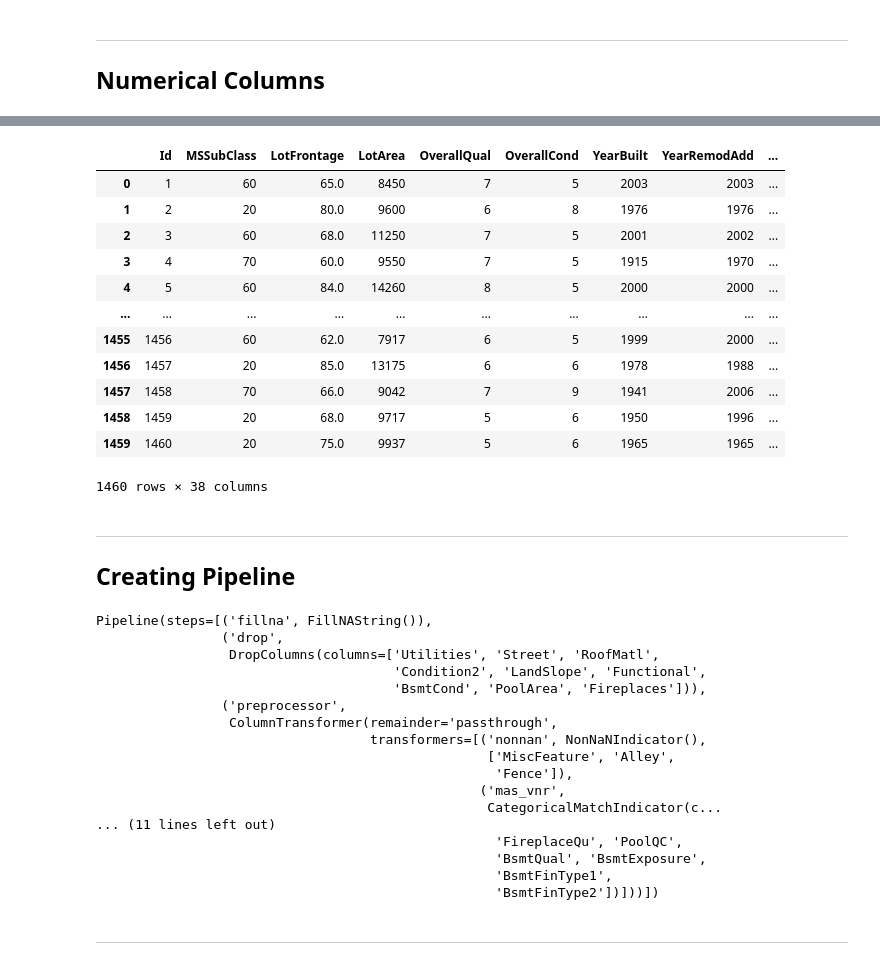
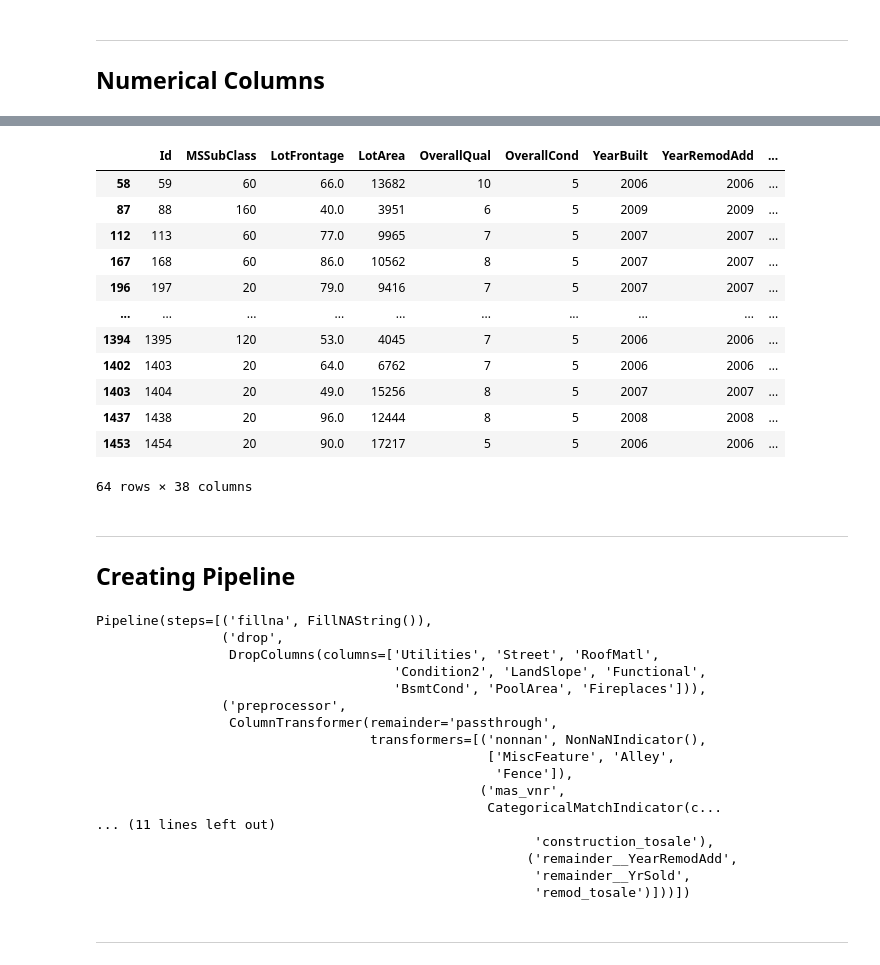
Before and after one commit to ol-webb/kaggle_house_prices, a Jupyter notebook: nb1.ipynb, the cells around one changed output, grey strips where cells are left out. Cells and saved outputs as stored; diff of their text form; code cells hidden in the pictures.

```diff
--- a/nb1.ipynb
+++ b/nb1.ipynb
@@ -315,19 +320,19 @@ numeric = train[train.select_dtypes(include=['number']).columns]
 # %%
-numeric
+numeric[numeric['YearBuilt'] == numeric['YrSold']]
 # %% [output]
 |  | Id | MSSubClass | LotFrontage | LotArea | OverallQual | OverallCond | YearBuilt | YearRemodAdd | ... |
-| 0 | 1 | 60 | 65.0 | 8450 | 7 | 5 | 2003 | 2003 | ... |
-| 1 | 2 | 20 | 80.0 | 9600 | 6 | 8 | 1976 | 1976 | ... |
-| 2 | 3 | 60 | 68.0 | 11250 | 7 | 5 | 2001 | 2002 | ... |
-| 3 | 4 | 70 | 60.0 | 9550 | 7 | 5 | 1915 | 1970 | ... |
-| 4 | 5 | 60 | 84.0 | 14260 | 8 | 5 | 2000 | 2000 | ... |
+| 58 | 59 | 60 | 66.0 | 13682 | 10 | 5 | 2006 | 2006 | ... |
+| 87 | 88 | 160 | 40.0 | 3951 | 6 | 5 | 2009 | 2009 | ... |
+| 112 | 113 | 60 | 77.0 | 9965 | 7 | 5 | 2007 | 2007 | ... |
+| 167 | 168 | 60 | 86.0 | 10562 | 8 | 5 | 2007 | 2007 | ... |
+| 196 | 197 | 20 | 79.0 | 9416 | 7 | 5 | 2007 | 2007 | ... |
 | ... | ... | ... | ... | ... | ... | ... | ... | ... | ... |
-| 1455 | 1456 | 60 | 62.0 | 7917 | 6 | 5 | 1999 | 2000 | ... |
-| 1456 | 1457 | 20 | 85.0 | 13175 | 6 | 6 | 1978 | 1988 | ... |
-| 1457 | 1458 | 70 | 66.0 | 9042 | 7 | 9 | 1941 | 2006 | ... |
-| 1458 | 1459 | 20 | 68.0 | 9717 | 5 | 6 | 1950 | 1996 | ... |
-| 1459 | 1460 | 20 | 75.0 | 9937 | 5 | 6 | 1965 | 1965 | ... |
+| 1394 | 1395 | 120 | 53.0 | 4045 | 7 | 5 | 2006 | 2006 | ... |
+| 1402 | 1403 | 20 | 64.0 | 6762 | 7 | 5 | 2006 | 2006 | ... |
+| 1403 | 1404 | 20 | 49.0 | 15256 | 8 | 5 | 2007 | 2007 | ... |
+| 1437 | 1438 | 20 | 96.0 | 12444 | 8 | 5 | 2008 | 2008 | ... |
+| 1453 | 1454 | 20 | 90.0 | 17217 | 5 | 5 | 2006 | 2006 | ... |
-1460 rows × 38 columns
+64 rows × 38 columns
 # %% [markdown]
 ---
 
@@ -495,6 +500,30 @@ class ColumnAligner(BaseEstimator, TransformerMixin):
         return self
 
 
+class DateDifferenceTransformer(BaseEstimator, TransformerMixin):
+    def __init__(self, date_pairs):
+        """
+        date_pairs: list of tuples like [('col1', 'col2', 'new_col_name')]
+        """
+        self.date_pairs = date_pairs
+
+    def fit(self, X, y=None):
+        return self
+
+    def transform(self, X):
+        X = X.copy()
+
+        for col1, col2, new_col_name in self.date_pairs:
+            # Calculate difference
+            X[new_col_name] = X[col1] - X[col2]
+
+        return X
+
+    def set_output(self, transform=None):
+        return self
+
+
+
 all_cols = ['MSZoning', 'Street', 'Alley', 'LotShape', 'LandContour', 'Utilities',
        'LotConfig', 'LandSlope', 'Neighborhood', 'Condition1', 'Condition2',
        'BldgType', 'HouseStyle', 'RoofStyle', 'RoofMatl', 'Exterior1st',
@@ -506,6 +535,13 @@ all_cols = ['MSZoning', 'Street', 'Alley', 'LotShape', 'LandContour', 'Utilities
        'SaleType', 'SaleCondition']
 
 remaining_cols = ['MSZoning','LotShape','LandContour','LotConfig','Neighborhood','Condition1','BldgType','HouseStyle','RoofStyle','Exterior1st','Exterior2nd','ExterQual','ExterCond','Foundation','HeatingQC','KitchenQual','GarageType','GarageFinish','GarageQual','GarageCond','SaleType','SaleCondition','FireplaceQu','PoolQC','BsmtQual','BsmtExposure','BsmtFinType1','BsmtFinType2']
+
+date_calculations = [
+    ('remainder__YearRemodAdd', 'remainder__YearBuilt', 'remodel_elapsed'),
+    ('remainder__YrSold', 'remainder__YearBuilt', 'construction_tosale'),
+    ('remainder__YearRemodAdd', 'remainder__YrSold', 'remod_tosale')
+]
+
 
 
 preprocessor = ColumnTransformer(
@@ -526,6 +562,7 @@ full_pipeline = Pipeline([
     ("fillna", FillNAString()),
     ("drop", DropColumns(['Utilities', 'Street', 'RoofMatl', 'Condition2', 'LandSlope','Functional','BsmtCond','PoolArea','Fireplaces'])),
     ("preprocessor", preprocessor),
+    ("date_diffs", DateDifferenceTransformer(date_calculations)),
     #("aligner", ColumnAligner()),
 ])
 
@@ -544,10 +581,10 @@ Pipeline(steps=[('fillna', FillNAString()),
                                                  ('mas_vnr',
                                                   CategoricalMatchIndicator(c...
 ... (11 lines left out)
-                                                   'FireplaceQu', 'PoolQC',
-                                                   'BsmtQual', 'BsmtExposure',
-                                                   'BsmtFinType1',
-                                                   'BsmtFinType2'])]))])
+                                                        'construction_tosale'),
+                                                       ('remainder__YearRemodAdd',
+                                                        'remainder__YrSold',
+                                                        'remod_tosale')]))])
 # %% [markdown]
 ---
 # %%
```
Also changed, not shown: parts of 9 cells of this notebook.
